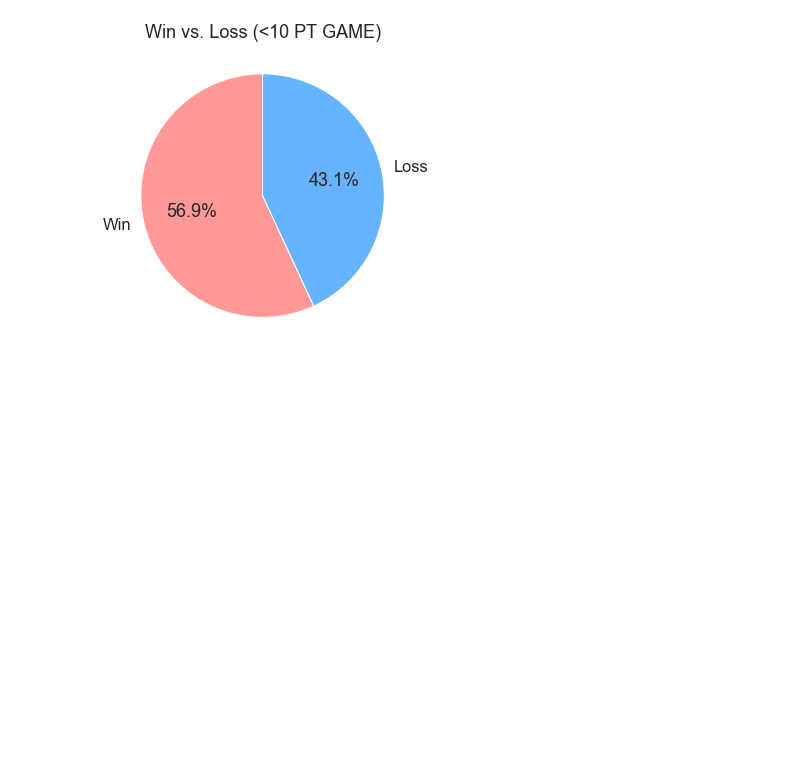
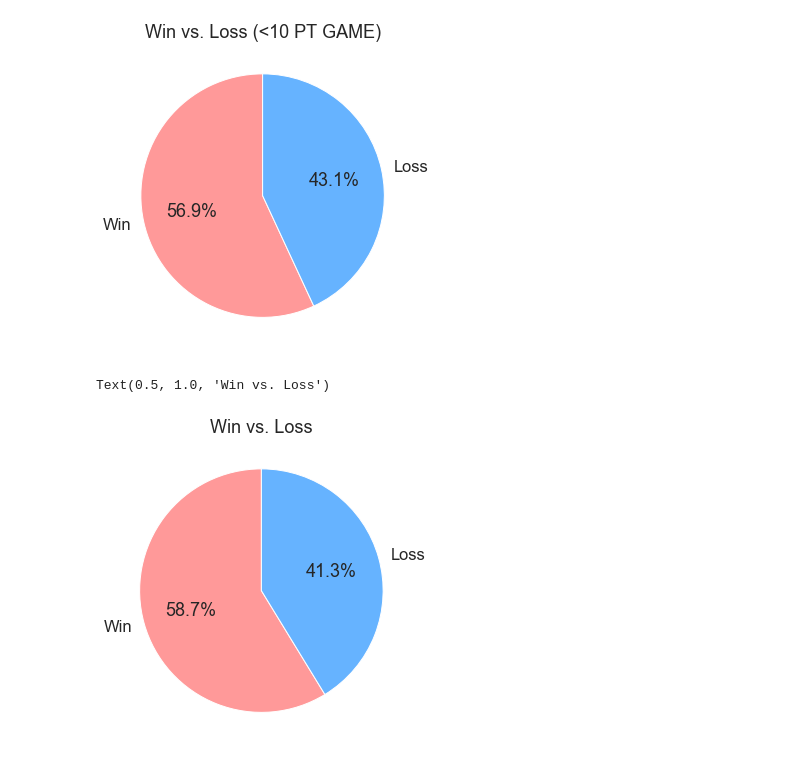
Before and after one commit to whitcrrd/mod03_project, a Jupyter notebook: whitcraft-final.ipynb, the cells around one changed output. Saved outputs shown, nothing was run; the diff lists cells and outputs as text; code cells hidden in the pictures; blank space fills up the shorter version.

```diff
--- a/whitcraft-final.ipynb
+++ b/whitcraft-final.ipynb
@@ -1433,3 +1477,18 @@ plt.title("Win vs. Loss (<10 PT GAME)")
 # %% [output]
 Text(0.5, 1.0, 'Win vs. Loss (<10 PT GAME)')
 [figure]
+# %%
+gw = pres_df.loc[(pres_df['WL'] == 'W')]
+gl = pres_df.loc[(pres_df['WL'] == 'L')]
+close_counts = [len(gw), len(gl)]
+labels = ["Win", "Loss"]
+
+colors = ['#ff9999','#66b3ff','#99ff99','#ffcc99']
+# PIE - WIN v LOSS (PLUS_MINUS < 0)
+fig = plt.figure(figsize=(12,12))
+plt.subplot(1,2,1)
+plt.pie(close_counts, colors = colors, labels=labels, autopct='%1.1f%%', startangle=90)
+plt.title("Win vs. Loss")
+# %% [output]
+Text(0.5, 1.0, 'Win vs. Loss')
+[figure, added]
```
Also changed, not shown: parts of 3 cells of this notebook, 1 other file.
